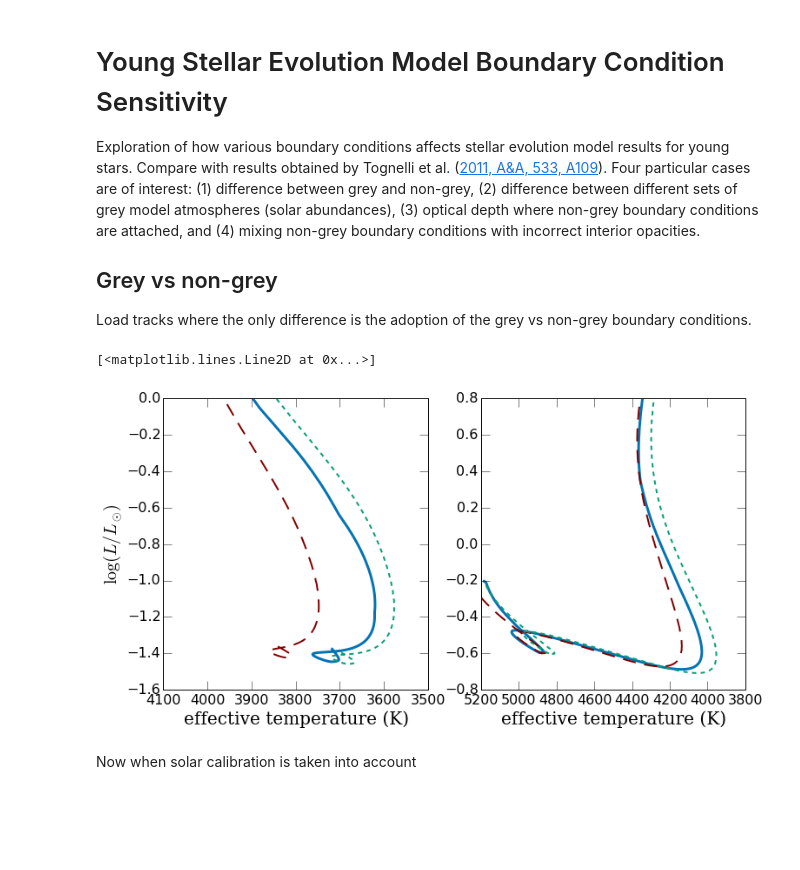
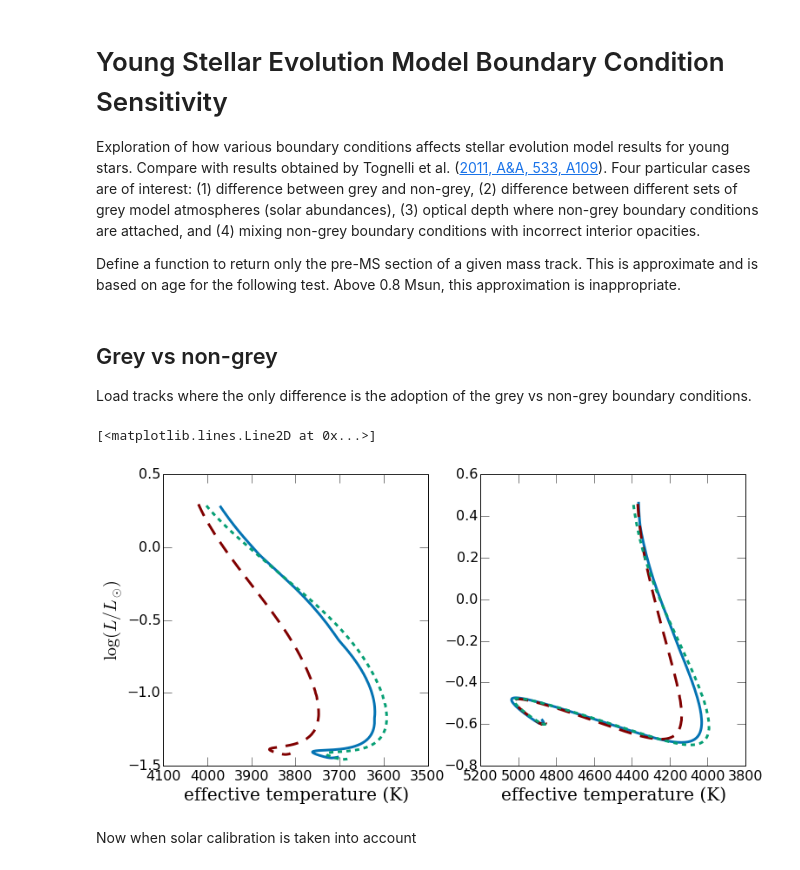
Before and after one commit to gfeiden/Notebook, a Jupyter notebook: Daily/20150811_young_model_bcs.ipynb, the cells around one changed output. Drawn from its saved outputs; the diff is of its cells as text; code cells hidden in the pictures; blank space fills up the shorter version.

Commit message:
surface boundary condition analysis for young and evolved stars

```diff
--- a/Daily/20150811_young_model_bcs.ipynb
+++ b/Daily/20150811_young_model_bcs.ipynb
@@ -7,43 +7,48 @@ import numpy as np
 
 Exploration of how various boundary conditions affects stellar evolution model results for young stars. Compare with results obtained by Tognelli et al. ([2011, A&A, 533, A109](http://adsabs.harvard.edu/abs/2011A%26A...533A.109T)). Four particular cases are of interest: (1) difference between grey and non-grey, (2) difference between different sets of grey model atmospheres (solar abundances), (3) optical depth where non-grey boundary conditions are attached, and (4) mixing non-grey boundary conditions with incorrect interior opacities.
 
-## Grey vs non-grey
-
-Load tracks where the only difference is the adoption of the grey vs non-grey boundary conditions.
+Define a function to return only the pre-MS section of a given mass track. This is approximate and is based on age for the following test. Above 0.8 Msun, this approximation is inappropriate.
+# %%
+def loadPreMS(filename):
+    trk = np.genfromtxt(filename)
+    bools = [(5.0e5 < age < 1.0e9) for age in trk[:,0]]
+    return np.compress(bools, trk, axis=0)
+# %% [markdown]
+## Grey vs non-grey
+
+Load tracks where the only difference is the adoption of the grey vs non-grey boundary conditions.
 # %%
-edd_0500 = np.genfromtxt('files/trk/edd/m0500_GS98_p000_p0_y28_mlt1.884.trk')
-edd_0800 = np.genfromtxt('files/trk/edd/m0800_GS98_p000_p0_y28_mlt1.884.trk')
+edd_0500 = loadPreMS('files/trk/edd/m0500_GS98_p000_p0_y28_mlt1.884.trk')
+edd_0800 = loadPreMS('files/trk/edd/m0800_GS98_p000_p0_y28_mlt1.884.trk')
 
-ks_0500  = np.genfromtxt('files/trk/ks/m0500_GS98_p000_p0_y28_mlt1.884.trk')
-ks_0800  = np.genfromtxt('files/trk/ks/m0800_GS98_p000_p0_y28_mlt1.884.trk')
+ks_0500  = loadPreMS('files/trk/ks/m0500_GS98_p000_p0_y28_mlt1.884.trk')
+ks_0800  = loadPreMS('files/trk/ks/m0800_GS98_p000_p0_y28_mlt1.884.trk')
 
-phx_0500 = np.genfromtxt('files/trk/m0500_GS98_p000_p0_y28_mlt1.884.trk')
-phx_0800 = np.genfromtxt('files/trk/m0800_GS98_p000_p0_y28_mlt1.884.trk')
+phx_0500 = loadPreMS('files/trk/m0500_GS98_p000_p0_y28_mlt1.884.trk')
+phx_0800 = loadPreMS('files/trk/m0800_GS98_p000_p0_y28_mlt1.884.trk')
 # %%
 fig, ax = plt.subplots(1, 2, figsize=(12.0, 6.0), sharey=False)
 
 ax[0].set_xlim(4100., 3500.)
-ax[0].set_ylim(-1.6,0.0)
 ax[1].set_xlim(5200., 3800.)
-ax[1].set_ylim(-0.8,0.8)
 
 ax[0].set_ylabel('$\\log(L/L_{\\odot})$', fontsize=20.)
 for axis in ax:
     axis.set_xlabel('effective temperature (K)', fontsize=20., family='serif')
     axis.tick_params(which='major', axis='both', length=10., labelsize=16.)
 
 # M = 0.5 Msun HRD
 ax[0].plot(10**phx_0500[:,1], phx_0500[:,3], '-', lw=3, c='#0473B3')
-ax[0].plot(10**edd_0500[:,1], edd_0500[:,3], '-', lw=2, dashes=(15., 10.), c='#800000')
-ax[0].plot(10**ks_0500[:,1],  ks_0500[:,3],  '-', lw=2, dashes=(5., 5.), c='#069F74')
+ax[0].plot(10**edd_0500[:,1], edd_0500[:,3], '-', lw=3, dashes=(15., 10.), c='#800000')
+ax[0].plot(10**ks_0500[:,1],  ks_0500[:,3],  '-', lw=3, dashes=(5., 5.), c='#069F74')
 
 # M = 0.8 Msun HRD
 ax[1].plot(10**phx_0800[:,1], phx_0800[:,3], '-', lw=3, c='#0473B3')
-ax[1].plot(10**edd_0800[:,1], edd_0800[:,3], '-', lw=2, dashes=(15., 10.), c='#800000')
-ax[1].plot(10**ks_0800[:,1],  ks_0800[:,3],  '-', lw=2, dashes=(5., 5.), c='#069F74')
+ax[1].plot(10**edd_0800[:,1], edd_0800[:,3], '-', lw=3, dashes=(15., 10.), c='#800000')
+ax[1].plot(10**ks_0800[:,1],  ks_0800[:,3],  '-', lw=3, dashes=(5., 5.), c='#069F74')
 # %% [output]
 [<matplotlib.lines.Line2D at 0x...>]
-[figure, old version]
+[figure, new version]
 # %% [markdown]
 Now when solar calibration is taken into account
 # %%
```
Also changed, not shown: parts of 10 cells of this notebook, 11 other files.
